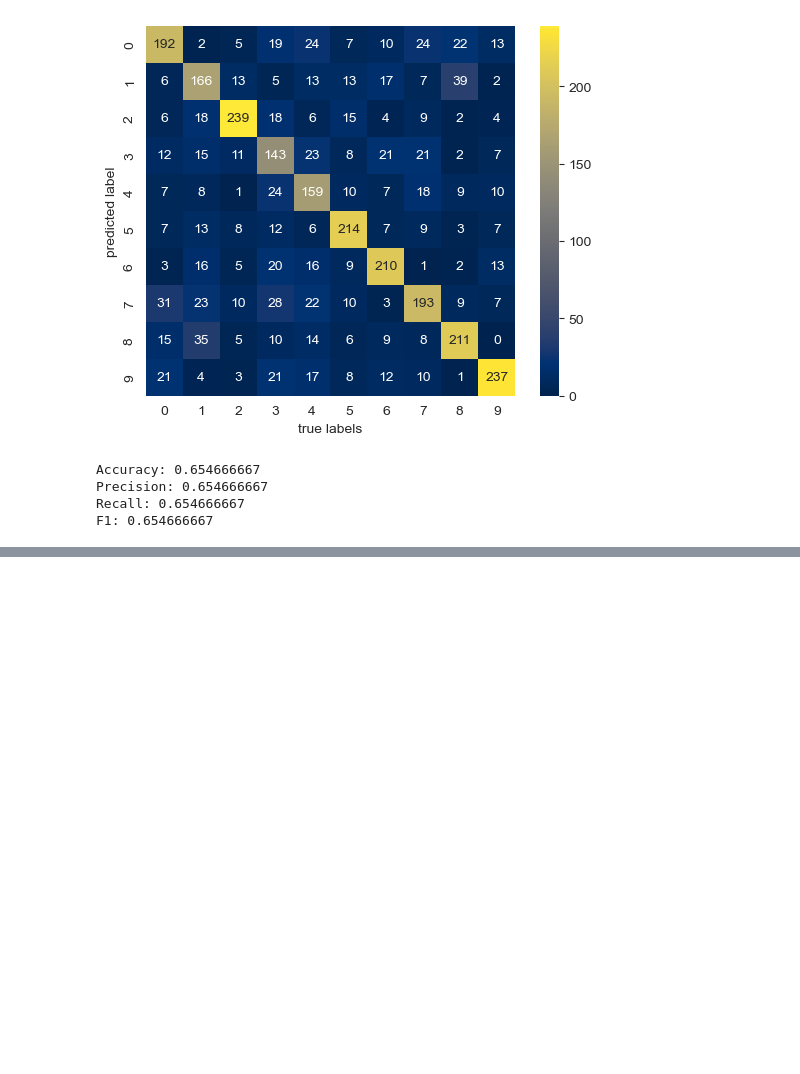
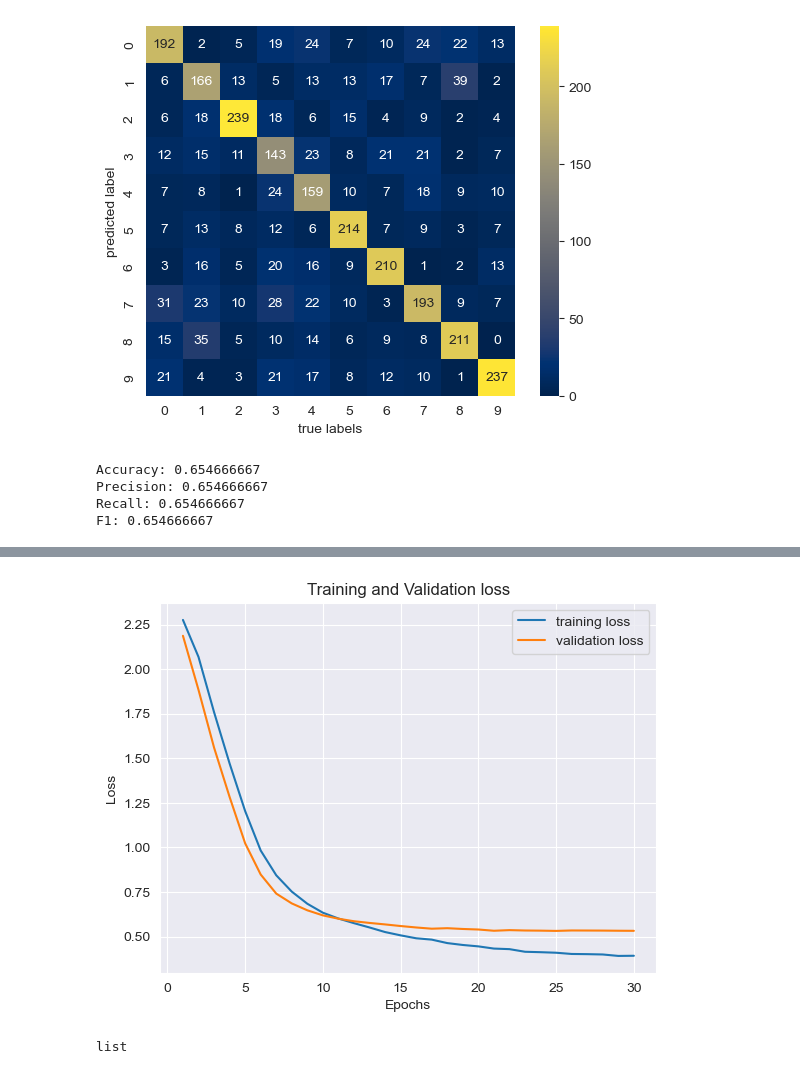
Before and after one commit to ex3del/NLP, a Jupyter notebook: NLP.ipynb, the cells around one changed output, grey strips where cells are left out. Drawn from its saved outputs; the diff is of its cells as text; code cells hidden in the pictures; blank space fills up the shorter version.

```diff
--- a/NLP.ipynb
+++ b/NLP.ipynb
@@ -651,0 +685,7 @@ SyntaxError: invalid syntax (2957550619.py, line 1)
+# %%
+from transformers import BertForSequenceClassification
+N_labels = len(train.labels.unique())
+model = BertForSequenceClassification.from_pretrained(PRETRAINED_LM,
+                                                      num_labels=N_labels,
+                                                      output_attentions=False,
+                                                      output_hidden_states=False)
@@ -651,0 +698,3 @@ SyntaxError: invalid syntax (2957550619.py, line 1)
+# %%
+device = torch.device("cuda" if torch.cuda.is_available() else "cpu")
+device
@@ -651,0 +703,13 @@ SyntaxError: invalid syntax (2957550619.py, line 1)
+# %%
+model = model.cuda()
+# %%
+from torch.optim import AdamW
+from transformers import get_linear_schedule_with_warmup
+
+EPOCHS = 30
+LEARNING_RATE = 2e-6
+
+optimizer = AdamW(model.parameters(), lr=LEARNING_RATE)
+scheduler = get_linear_schedule_with_warmup(optimizer,
+             num_warmup_steps=0,
+            num_training_steps=len(train_dataloader)*EPOCHS )
@@ -651,0 +811,13 @@ SyntaxError: invalid syntax (2957550619.py, line 1)
+# %%
+from matplotlib import pyplot as plt
+epochs = range(1, EPOCHS +1 )
+fig, ax = plt.subplots()
+ax.plot(epochs,train_loss_per_epoch,label ='training loss')
+ax.plot(epochs, val_loss_per_epoch, label = 'validation loss' )
+ax.set_title('Training and Validation loss')
+ax.set_xlabel('Epochs')
+ax.set_ylabel('Loss')
+ax.legend()
+plt.show()
+# %% [output]
+[figure, added]
@@ -651,0 +828,4 @@ SyntaxError: invalid syntax (2957550619.py, line 1)
+# %%
+type(label_names)
+# %% [output]
+list
```
Also changed, not shown: parts of 29 cells of this notebook, 3 other files.
